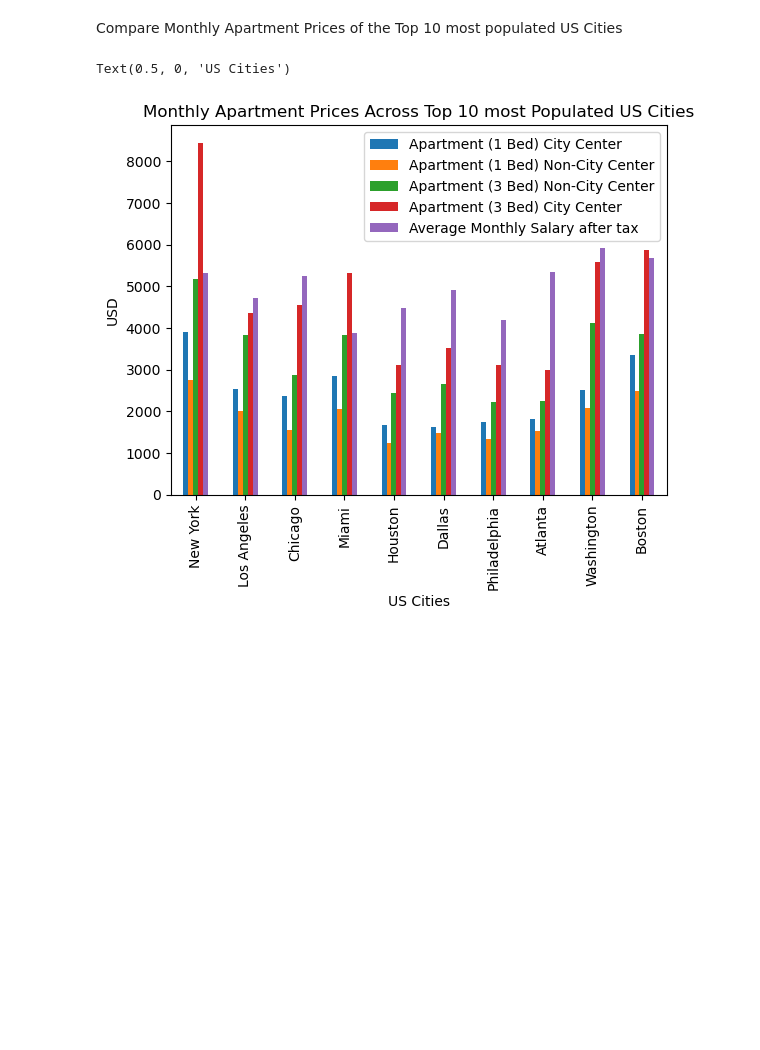
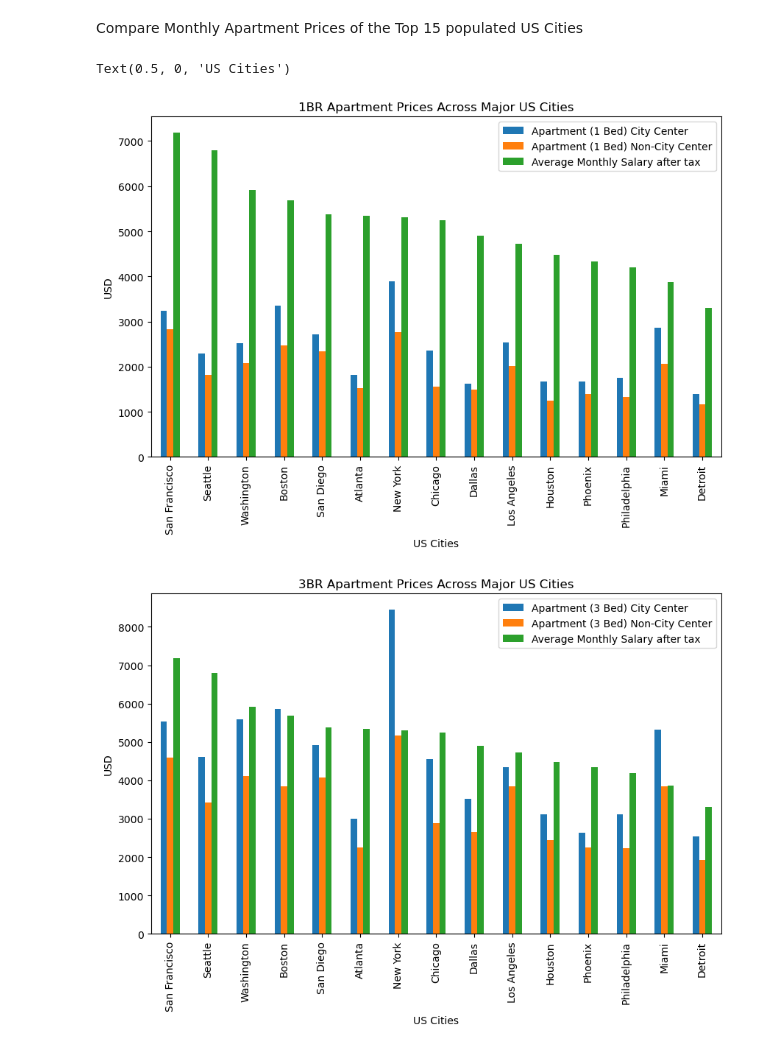
Before and after one commit to michaelyiu1/Cost_of_Living_Project, a Jupyter notebook: data_visualization.ipynb, the cells around one changed output. Cells and saved outputs as stored; diff of their text form; code cells hidden in the pictures; blank space fills up the shorter version.

```diff
--- a/data_visualization.ipynb
+++ b/data_visualization.ipynb
@@ -37,45 +152,50 @@ city_population_df = cities_df.sort_values(by='population',ascending=False)
 # %% [markdown]
-Compare Monthly Apartment Prices of the Top 10 most populated US Cities
+Compare Monthly Apartment Prices of the Top 15 populated US Cities
 # %%
 import ast
 import matplotlib.pyplot as plt # for additional customization
 
-# Function to safely convert string -> tuple
-def str_to_tuple(val):
-    try:
-        return ast.literal_eval(val)
-    except (ValueError, SyntaxError):
-        return None
+#Build a table of the 10 most populated cities and rank the cost of a 1 Bedroom apartment in the city center
+cities = city_population_df[0:15]
+cities_cost = dict()
 
-#Build a table of the 10 most populated cities and rank the cost of a 1 Bedroom apartment in the city center
-cities_top_10_pop = city_population_df[0:10]
-cities_top_10_pop_cost = dict()
-
-for index,row in cities_top_10_pop.iterrows():
+for index,row in cities.iterrows():
     try:
         city = row.values[1].strip()
         city_costs= cost_living_df.loc[cost_living_df['City'] == city]
         avg_1BR_citycenter = str_to_tuple(city_costs['Apartment (1 bedroom) in City Centre'].values[0])[0]
         avg_3BR_citycenter = str_to_tuple(city_costs['Apartment (3 bedrooms) in City Centre'].values[0])[0]
         avg_1BR_non_citycenter = str_to_tuple(city_costs['Apartment (1 bedroom) Outside of Centre'].values[0])[0]
         avg_3BR_non_citycenter = str_to_tuple(city_costs['Apartment (3 bedrooms) Outside of Centre'].values[0])[0]
 
         #avg_meal = str_to_tuple(city_costs["Meal, Inexpensive Restaurant"].values[0])[0]
         avg_salary = str_to_tuple(city_costs['Average Monthly Net Salary (After Tax)'].values[0])[0]
-        cities_top_10_pop_cost[city] = [avg_1BR_citycenter, avg_1BR_non_citycenter, avg_3BR_non_citycenter, avg_3BR_citycenter, avg_salary]
+        cities_cost[city] = [avg_1BR_citycenter, avg_1BR_non_citycenter, avg_3BR_non_citycenter, avg_3BR_citycenter, avg_salary]
     except:
         pass
 
-df = pd.DataFrame(cities_top_10_pop_cost)
+df = pd.DataFrame(cities_cost)
 df.index = ['Apartment (1 Bed) City Center','Apartment (1 Bed) Non-City Center','Apartment (3 Bed) Non-City Center','Apartment (3 Bed) City Center','Average Monthly Salary after tax']
-city_costs = df.T
-city_costs = city_costs.map(lambda x: float(str(x).replace(',', '')))
+df = df.T
+df = df.map(lambda x: float(str(x).replace(',', '')))
+df1 = df.sort_values(by = 'Average Monthly Salary after tax',ascending=False)
 
+#1 Bedroom Costs
+city_1BR_costs = df1[['Apartment (1 Bed) City Center','Apartment (1 Bed) Non-City Center','Average Monthly Salary after tax']]
 # Plotting a bar graph for the 'Values' column
-ax = city_costs.plot(kind='bar')
-ax.set_title('Monthly Apartment Prices Across Top 10 most Populated US Cities')
-ax.set_ylabel('USD')
-ax.set_xlabel('US Cities')
+city_1BR_costs.plot(kind='bar',figsize=(10,6))
+plt.title('1BR Apartment Prices Across Major US Cities')
+plt.ylabel('USD')
+plt.xlabel('US Cities')
+
+#2 Bedroom costs
+city_3BR_costs = df1[['Apartment (3 Bed) City Center','Apartment (3 Bed) Non-City Center','Average Monthly Salary after tax']]
+# Plotting a bar graph for the 'Values' column
+city_3BR_costs.plot(kind='bar',figsize=(10,6))
+plt.title('3BR Apartment Prices Across Major US Cities')
+plt.ylabel('USD')
+plt.xlabel('US Cities')
 # %% [output]
 Text(0.5, 0, 'US Cities')
-[figure, old version]
+[figure, new version]
+[figure, added]
```
Also changed, not shown: parts of 13 cells of this notebook, 2 other files.
